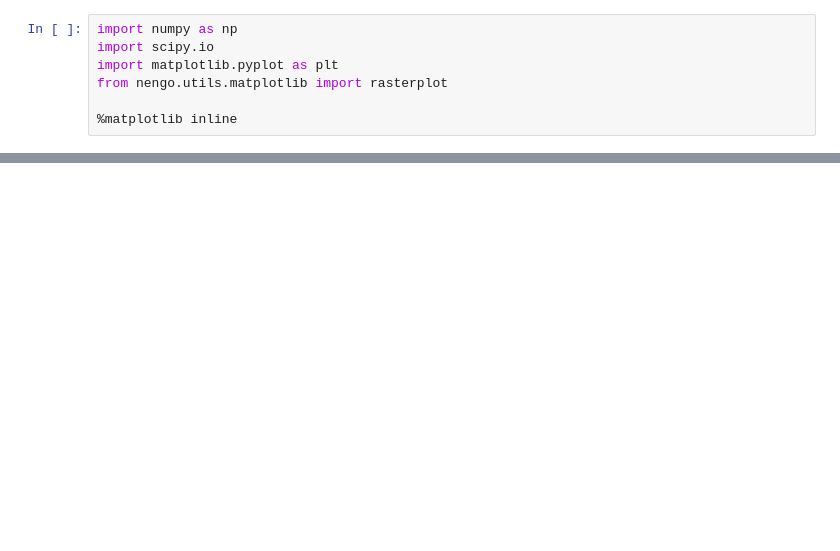
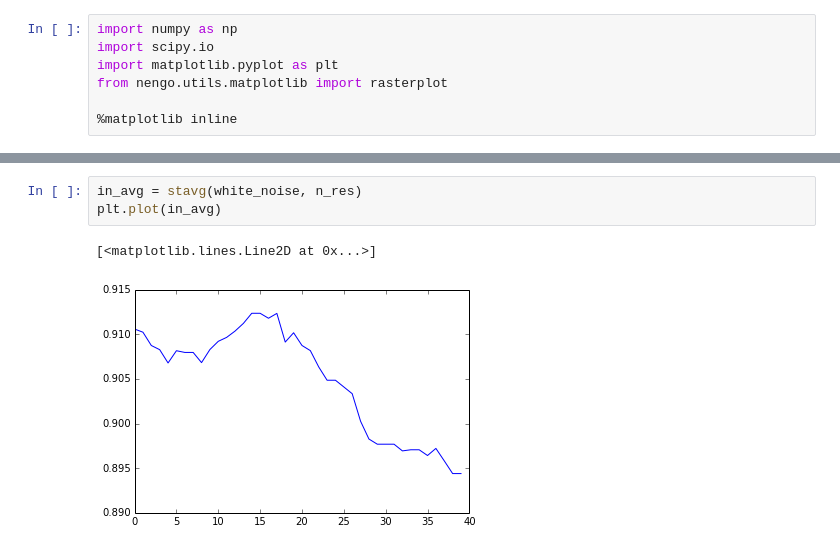
Before and after one commit to Seanny123/SYDE552, a Jupyter notebook: neuron_responses/Q2.ipynb, the cells around one changed output, grey strips where cells are left out. Drawn from its saved outputs; the diff is of its cells as text; blank space fills up the shorter version.

```diff
--- a/neuron_responses/Q2.ipynb
+++ b/neuron_responses/Q2.ipynb
@@ -33,0 +76,6 @@ af.keys()
+# %%
+in_avg = stavg(white_noise, n_res)
+plt.plot(in_avg)
+# %% [output]
+[<matplotlib.lines.Line2D at 0x...>]
+[figure, added]
```
Also changed, not shown: parts of 10 cells of this notebook, 3 other files.
